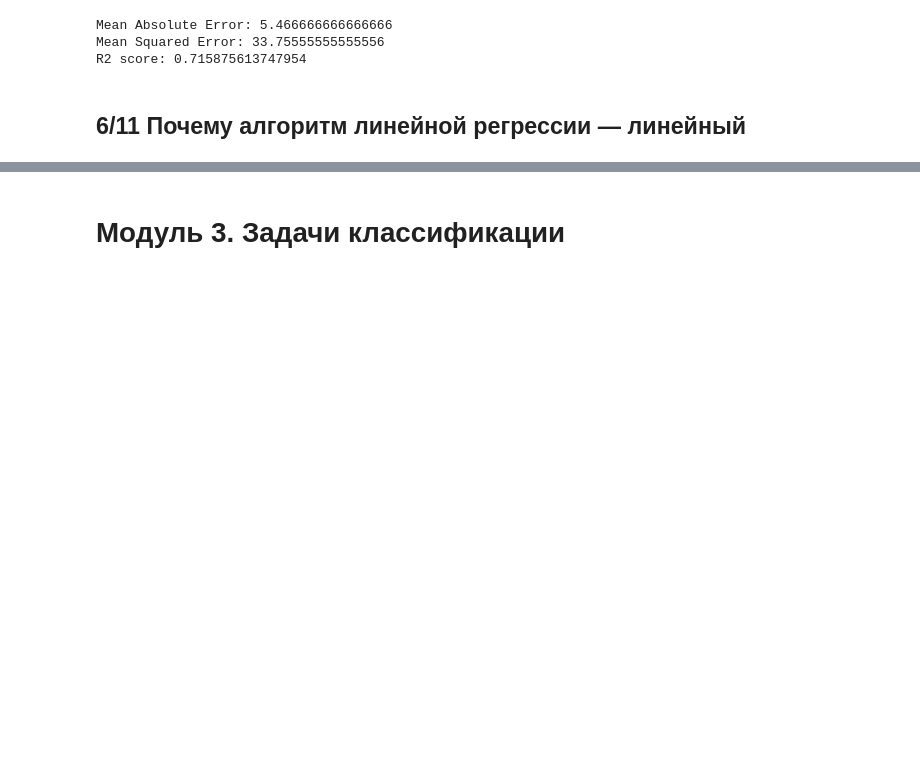
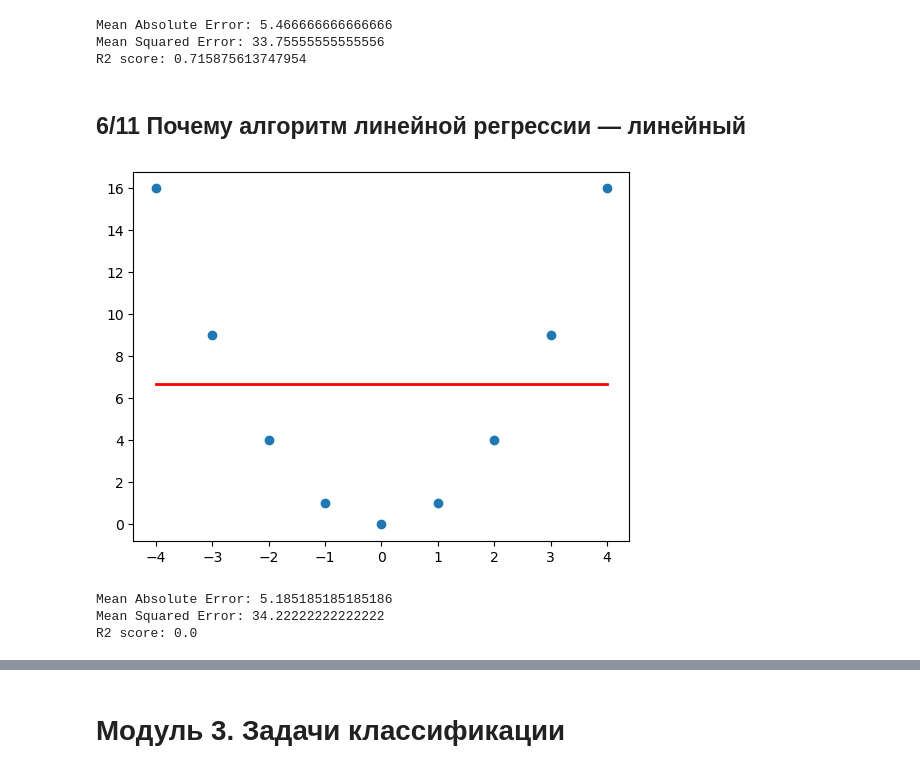
Before and after one commit to iTonyJah/DataScience, a Jupyter notebook: Edu/classical_ml/classical_ml_test.ipynb, the cells around one changed output, grey strips where cells are left out. Saved outputs shown, nothing was run; the diff lists cells and outputs as text; code cells hidden in the pictures; blank space fills up the shorter version.

```diff
--- a/Edu/classical_ml/classical_ml_test.ipynb
+++ b/Edu/classical_ml/classical_ml_test.ipynb
@@ -743,0 +748,23 @@ R2 score: 0.715875613747954
+# %%
+x = np.array([-4, -3, -2, -1, 0, 1, 2, 3, 4]).reshape((-1, 1))
+y = np.array([16, 9, 4, 1, 0, 1, 4, 9, 16])
+# %%
+model = LinearRegression()
+model.fit(x, y)
+y_pred = model.predict(x)
+# %%
+plt.scatter(x, y)
+plt.plot(x, y_pred, color='red', linewidth=2);
+plt.show()
+# %% [output]
+[figure, added]
+# %%
+from sklearn.metrics import mean_absolute_error, mean_squared_error, r2_score
+
+print('Mean Absolute Error:', mean_absolute_error(y, y_pred))
+print('Mean Squared Error:', mean_squared_error(y, y_pred))
+print('R2 score:', r2_score(y, y_pred))
+# %% [output]
+Mean Absolute Error: 5.185185185185186
+Mean Squared Error: 34.22222222222222
+R2 score: 0.0
```
Also changed, not shown: parts of 17 cells of this notebook, 4 other files.
